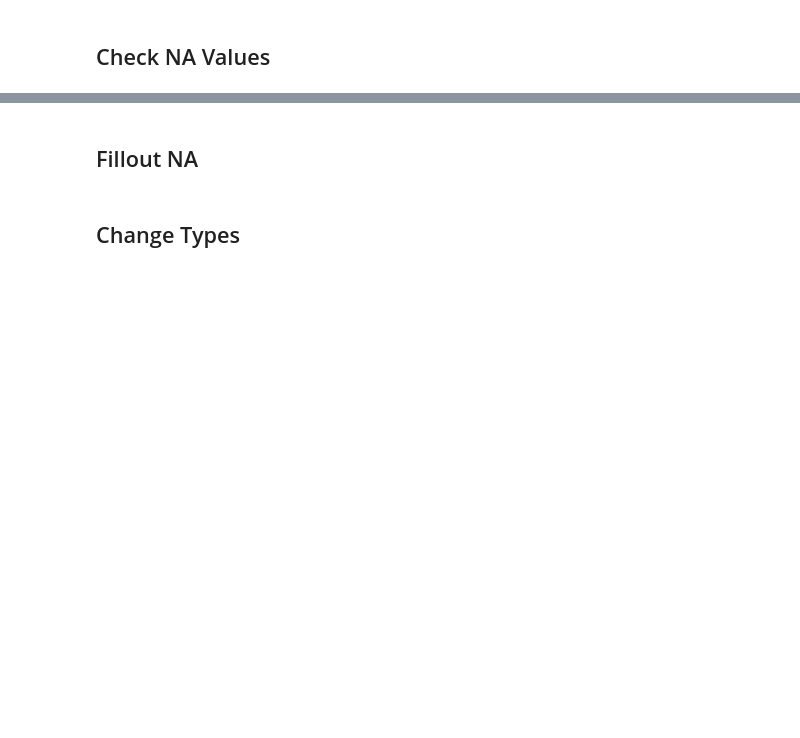
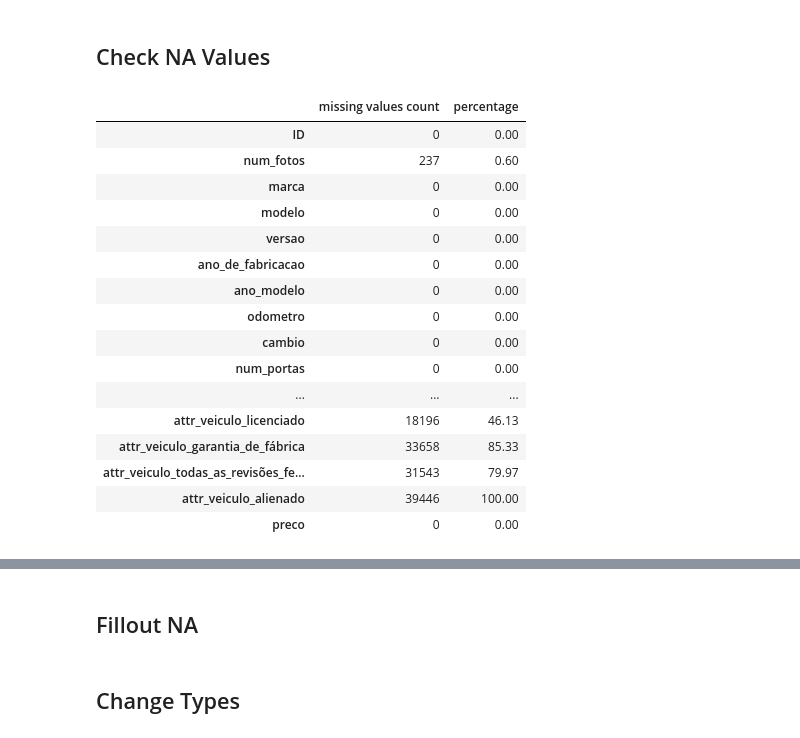
Before and after one commit to marxcerqueira/hackday-cds-time1, a Jupyter notebook: notebook/hackday-cds-time1.ipynb, the cells around one changed output, grey strips where cells are left out. Cells and saved outputs as stored; diff of their text form; code cells hidden in the pictures; blank space fills up the shorter version.

```diff
--- a/notebook/hackday-cds-time1.ipynb
+++ b/notebook/hackday-cds-time1.ipynb
@@ -250,2 +305,28 @@ columns = ['ID', 'num_fotos', 'marca', 'modelo', 'versao', 'ano_de_fabricacao','
 # %% [markdown]
 ## Check NA Values
+# %%
+# checking NA values sum and its percentagem from total number of rows
+missing_count = df1.isnull().sum() # the count of missing values
+value_count = df1.isnull().count() # the count of all values
+
+missing_percentage = round(missing_count/value_count *100, 2) # the percentage of missing values
+missing_df = pd.DataFrame({'missing values count': missing_count, 'percentage': missing_percentage})
+missing_df
+# %% [output]
+|  | missing values count | percentage |
+| ID | 0 | 0.00 |
+| num_fotos | 237 | 0.60 |
+| marca | 0 | 0.00 |
+| modelo | 0 | 0.00 |
+| versao | 0 | 0.00 |
+| ano_de_fabricacao | 0 | 0.00 |
+| ano_modelo | 0 | 0.00 |
+| odometro | 0 | 0.00 |
+| cambio | 0 | 0.00 |
+| num_portas | 0 | 0.00 |
+| ... | ... | ... |
+| attr_veiculo_licenciado | 18196 | 46.13 |
+| attr_veiculo_garantia_de_fábrica | 33658 | 85.33 |
+| attr_veiculo_todas_as_revisões_fe... | 31543 | 79.97 |
+| attr_veiculo_alienado | 39446 | 100.00 |
+| preco | 0 | 0.00 |
```
Also changed, not shown: parts of 34 cells of this notebook.
